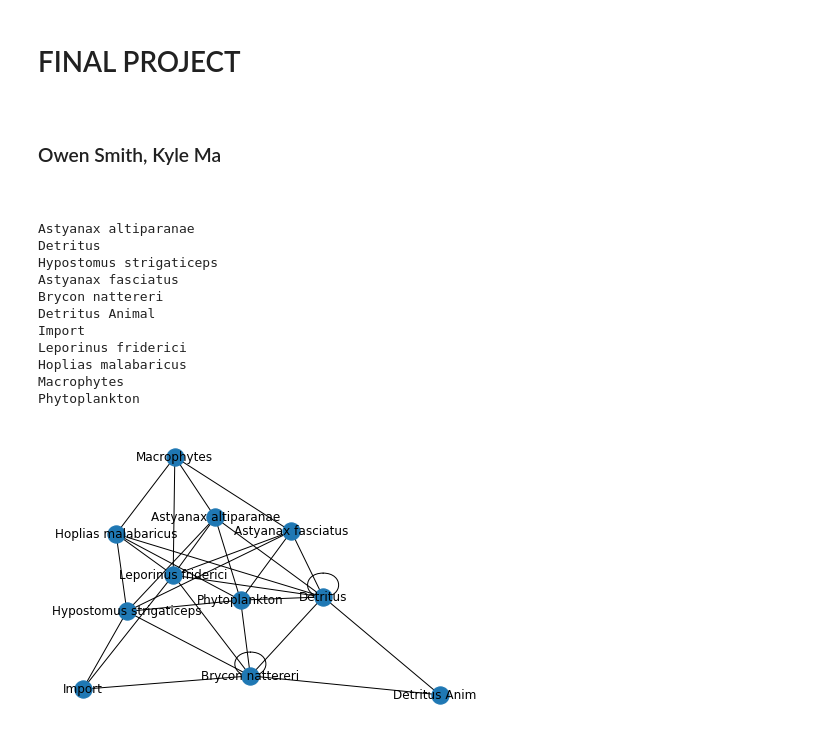
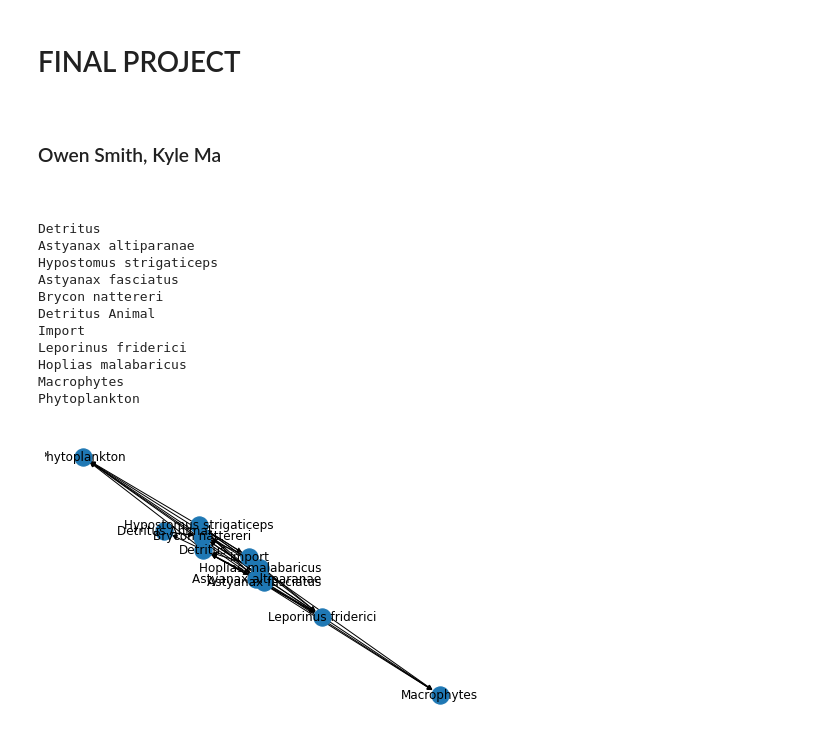
Before and after one commit to osmith-CU/3352-final-project, a Jupyter notebook: Final_Project_1.1.ipynb, the cells around one changed output. Drawn from its saved outputs; the diff is of its cells as text; code cells hidden in the pictures.

```diff
--- a/Final_Project_1.1.ipynb
+++ b/Final_Project_1.1.ipynb
@@ -35,7 +35,7 @@ for filename in os.scandir(directory):
         for row in range(0, len(data)):
             for col in range(0, len(data[row])):
                 if data[row][col] != 0:
-                    edgelist = edgelist + str(row) + ' ' + str(col) + '\n'
+                    edgelist = edgelist + str(col) + ' ' + str(row) + '\n'
         d = listfile.write(edgelist)
         listfile.close()
 # %%
@@ -107,7 +107,6 @@ def gather_network_stats(G):
     C = nx.transitivity(G)
     node_connectivity = nx.node_connectivity(G)
     MGD = compute_MGD(G)
-    triangles = (sum(nx.triangles(G).values()) / 3) / n
     FFL_count, FBL_count = count_FFBL_motifs(G, 0)
     FFL_count = FFL_count / n
     FBL_count = FBL_count / n
@@ -118,9 +117,7 @@ def gather_network_stats(G):
         if node in G.neighbors(node):
             percent_cannibal += 1
     percent_cannibal = percent_cannibal / n
-    r = nx.radius(G)
-    eccentricity = nx.eccentricity(G)
-    return [n, m, kmean, kmax, C, node_connectivity, MGD, triangles, FFL_count, FBL_count, specialized_nodes, percent_cannibal, r, eccentricity]
+    return [n, m, kmean, kmax, C, node_connectivity, MGD, FFL_count, FBL_count, specialized_nodes, percent_cannibal]
 # %%
 def get_temp(filename):
     # returns temperature as a float
@@ -147,41 +144,41 @@ for filename in os.scandir(directory):
     name, ext = os.path.splitext(filename)
     ext = str(ext)[0:4]
     if ext == '.txt' and filename != 'README':
-        G = nx.read_edgelist(directory + '/' + filename)
+        G = nx.read_edgelist(directory + '/' + filename, create_using=nx.DiGraph)
         network_stats = [filename]
         network_stats = network_stats + gather_network_stats(G)
         network_stats.append(get_temp(filename[:-4]))
         data.append(network_stats)
         if filename == "FW_002.txt":
             species = pd.read_csv("species/"+ filename[:-4] + ".csv")['Unnamed: 0']
             mapping = {}
             for i, a in enumerate(G.nodes()):
                 mapping[a] = species[int(a)]
 #                 print(len(G.nodes()))
 #                 print(len(species))
                 a = species[int(a)]
                 print(a)
             H = nx.relabel_nodes(G, mapping)
             nx.draw(H, with_labels = True)
             net = Network(notebook = True)
             net = Network('2000px', '2000px')
             net.from_nx(H)
             net.show("test.html")
             show = False
     # nx.draw(G)
     # plt.show()
 # %% [output]
+Detritus
 Astyanax altiparanae
-Detritus
 Hypostomus strigaticeps
 Astyanax fasciatus
 Brycon nattereri
 Detritus Animal
 Import
 Leporinus friderici
 Hoplias malabaricus
 Macrophytes
 Phytoplankton
-[figure, old version]
+[figure, new version]
 # %%
 get_correlation_coefficients(data)
```
Also changed, not shown: parts of 3 cells of this notebook, 34 other files.
